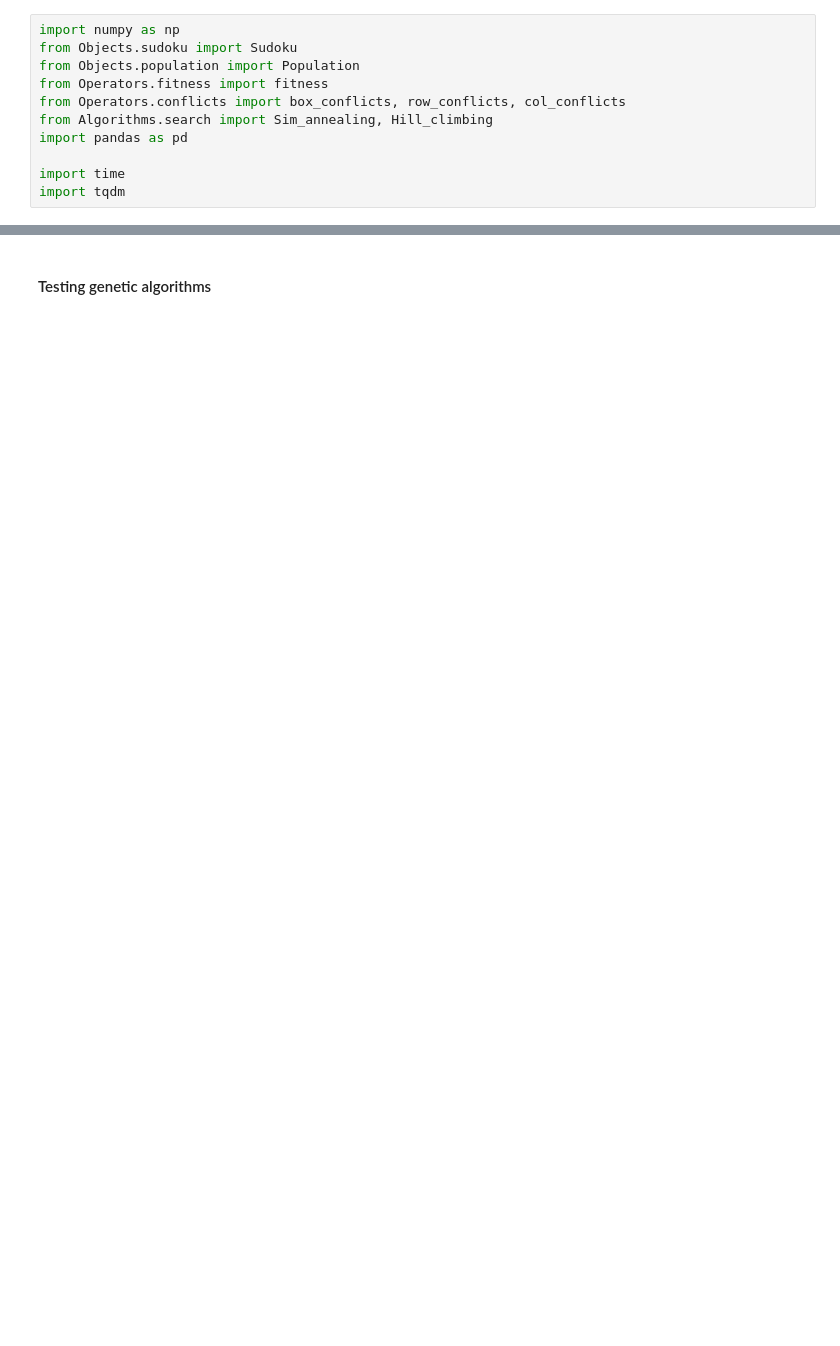
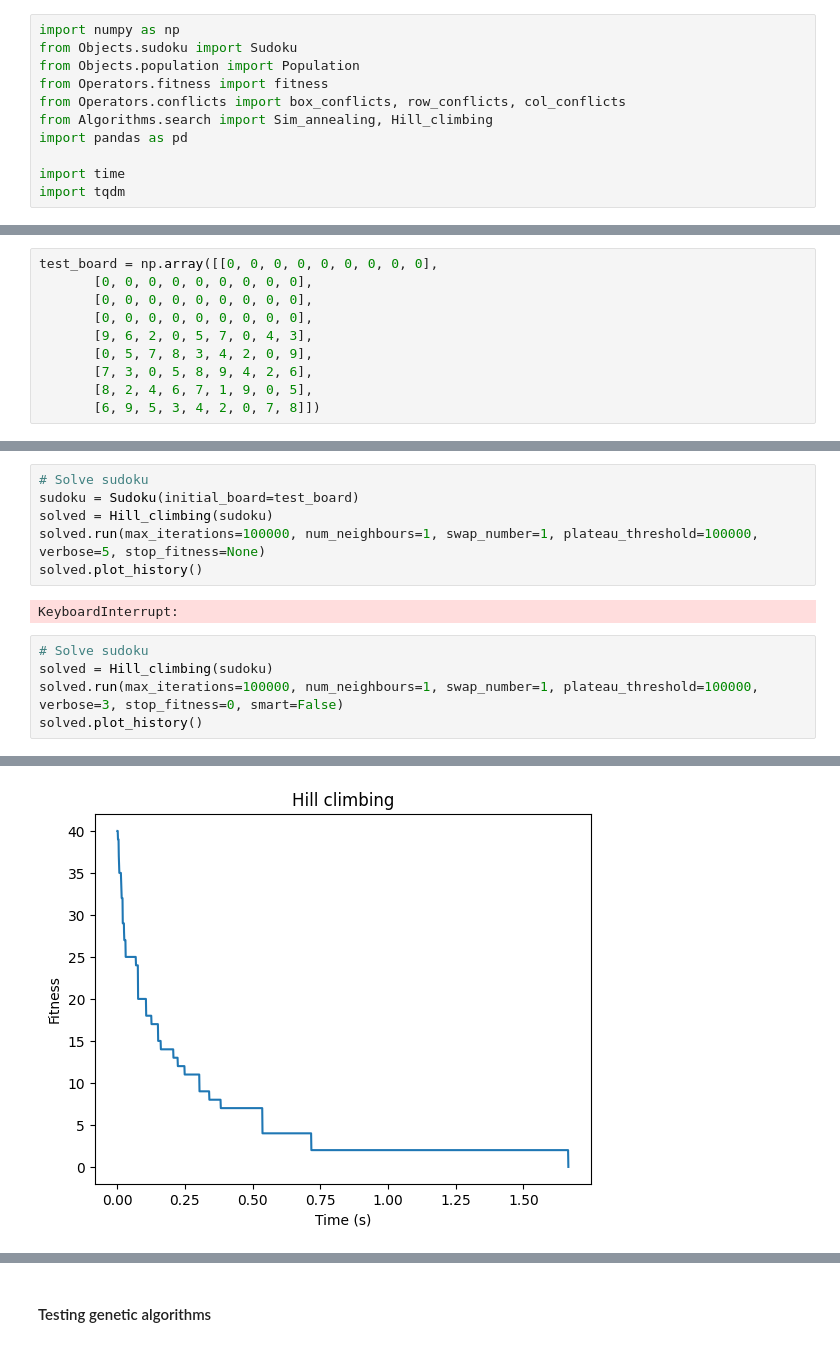
Before and after one commit to amarmate/CIFO24, a Jupyter notebook: test_funcs_mateus.ipynb, the cells around one changed output, grey strips where cells are left out. Saved outputs shown, nothing was run; the diff lists cells and outputs as text; blank space fills up the shorter version.

Commit message:
added plot_history and smart mutation

```diff
--- a/test_funcs_mateus.ipynb
+++ b/test_funcs_mateus.ipynb
@@ -21,0 +12,10 @@ test_board = np.array([[5, 4, 3, 6, 7, 9, 1, 2, 8],
+# %%
+test_board = np.array([[0, 0, 0, 0, 0, 0, 0, 0, 0],
+       [0, 0, 0, 0, 0, 0, 0, 0, 0],
+       [0, 0, 0, 0, 0, 0, 0, 0, 0],
+       [0, 0, 0, 0, 0, 0, 0, 0, 0],
+       [9, 6, 2, 0, 5, 7, 0, 4, 3],
+       [0, 5, 7, 8, 3, 4, 2, 0, 9],
+       [7, 3, 0, 5, 8, 9, 4, 2, 6],
+       [8, 2, 4, 6, 7, 1, 9, 0, 5],
+       [6, 9, 5, 3, 4, 2, 0, 7, 8]])
@@ -21,0 +42,14 @@ test_board = np.array([[5, 4, 3, 6, 7, 9, 1, 2, 8],
+# %%
+# Solve sudoku
+sudoku = Sudoku(initial_board=test_board)
+solved = Hill_climbing(sudoku)
+solved.run(max_iterations=100000, num_neighbours=1, swap_number=1, plateau_threshold=100000, verbose=5, stop_fitness=None)
+solved.plot_history()
+# %% [output]
+KeyboardInterrupt:
+# %%
+# Solve sudoku
+solved = Hill_climbing(sudoku)
+solved.run(max_iterations=100000, num_neighbours=1, swap_number=1, plateau_threshold=100000, verbose=3, stop_fitness=0, smart=False)
+solved.plot_history()
+# %% [output]
@@ -21,0 +73 @@ test_board = np.array([[5, 4, 3, 6, 7, 9, 1, 2, 8],
+[figure, added]
```
Also changed, not shown: parts of 14 cells of this notebook, 7 other files.
